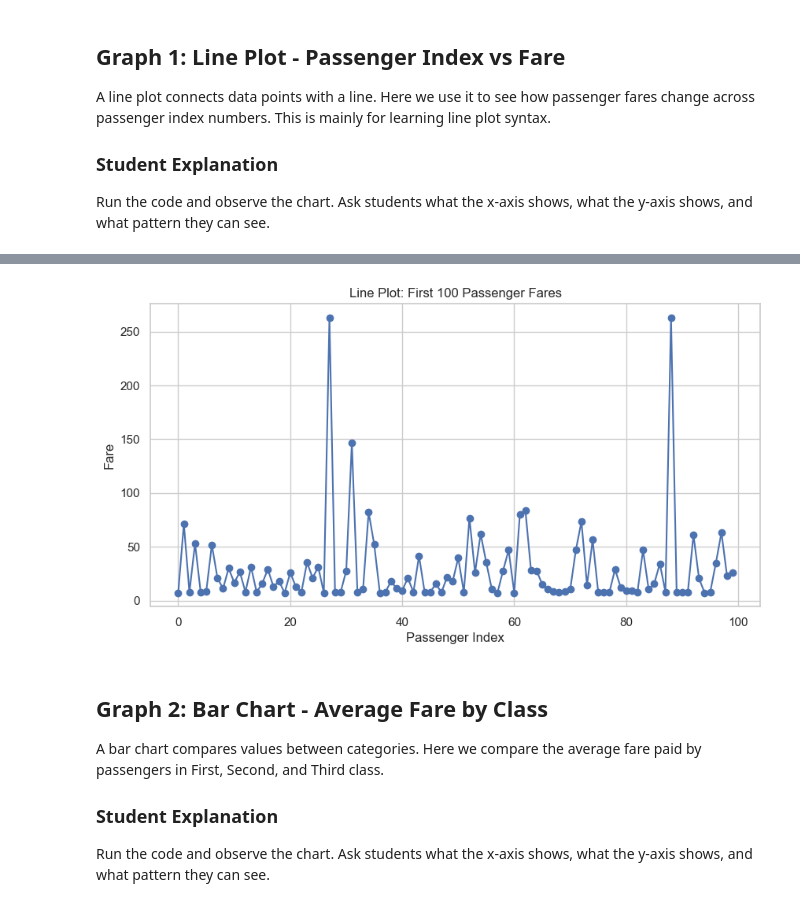
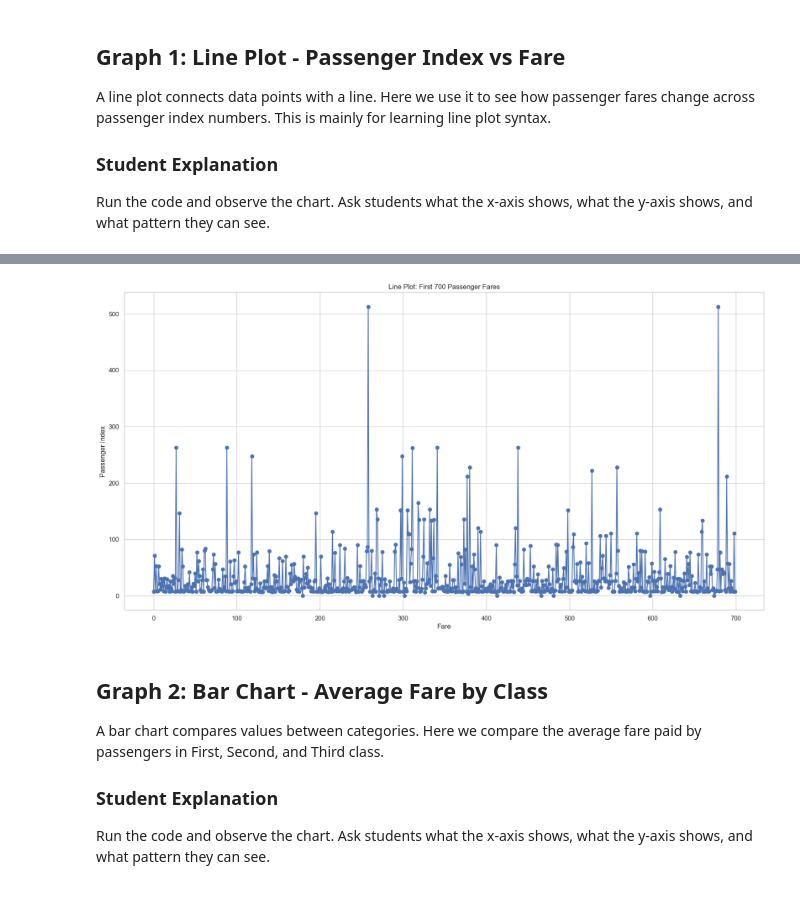
Before and after one commit to Zeeshan5932/Minhaj-solutions, a Jupyter notebook: Machine Learning/Matplotlib/01_Matplotlib.ipynb, the cells around one changed output, grey strips where cells are left out. Drawn from its saved outputs; the diff is of its cells as text; code cells hidden in the pictures.

```diff
--- a/Machine Learning/Matplotlib/01_Matplotlib.ipynb
+++ b/Machine Learning/Matplotlib/01_Matplotlib.ipynb
@@ -246,12 +281,12 @@ Run the code and observe the chart. Ask students what the x-axis shows, what the
 # %%
-plt.figure(figsize=(10,5))
-plt.plot(df_clean.index[:100], df_clean['fare'].head(100), marker='o')
-plt.title('Line Plot: First 100 Passenger Fares')
-plt.xlabel('Passenger Index')
-plt.ylabel('Fare')
+plt.figure(figsize=(20,10))
+plt.plot(df_clean.index[:700], df_clean['fare'].head(700), marker='o')
+plt.title('Line Plot: First 700 Passenger Fares')
+plt.xlabel('Fare')
+plt.ylabel('Passenger Index')
 plt.show()
 # %% [output]
-[figure, old version]
+[figure, new version]
 # %% [markdown]
 ## Graph 2: Bar Chart - Average Fare by Class
 
```
Also changed, not shown: parts of 5 cells of this notebook, 3 other files.
